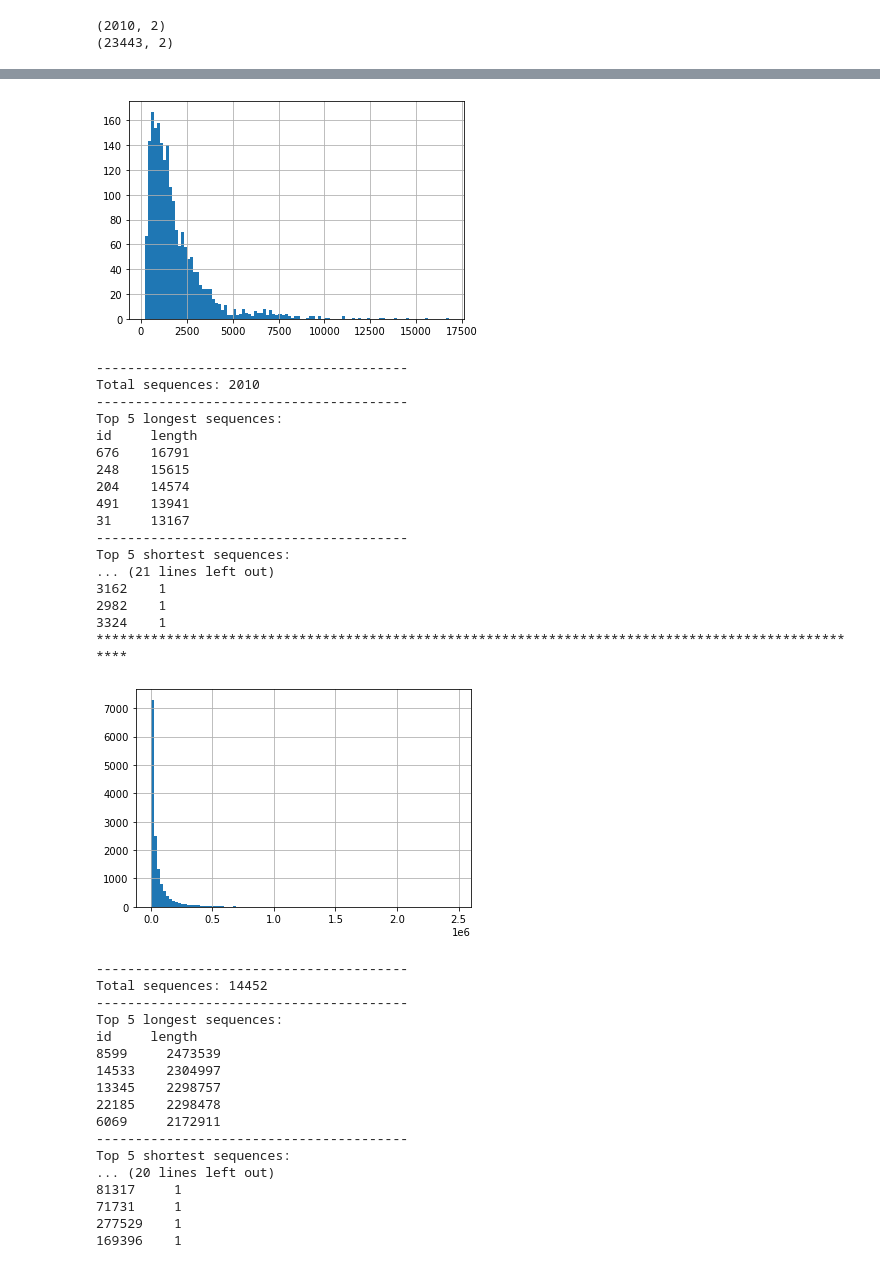
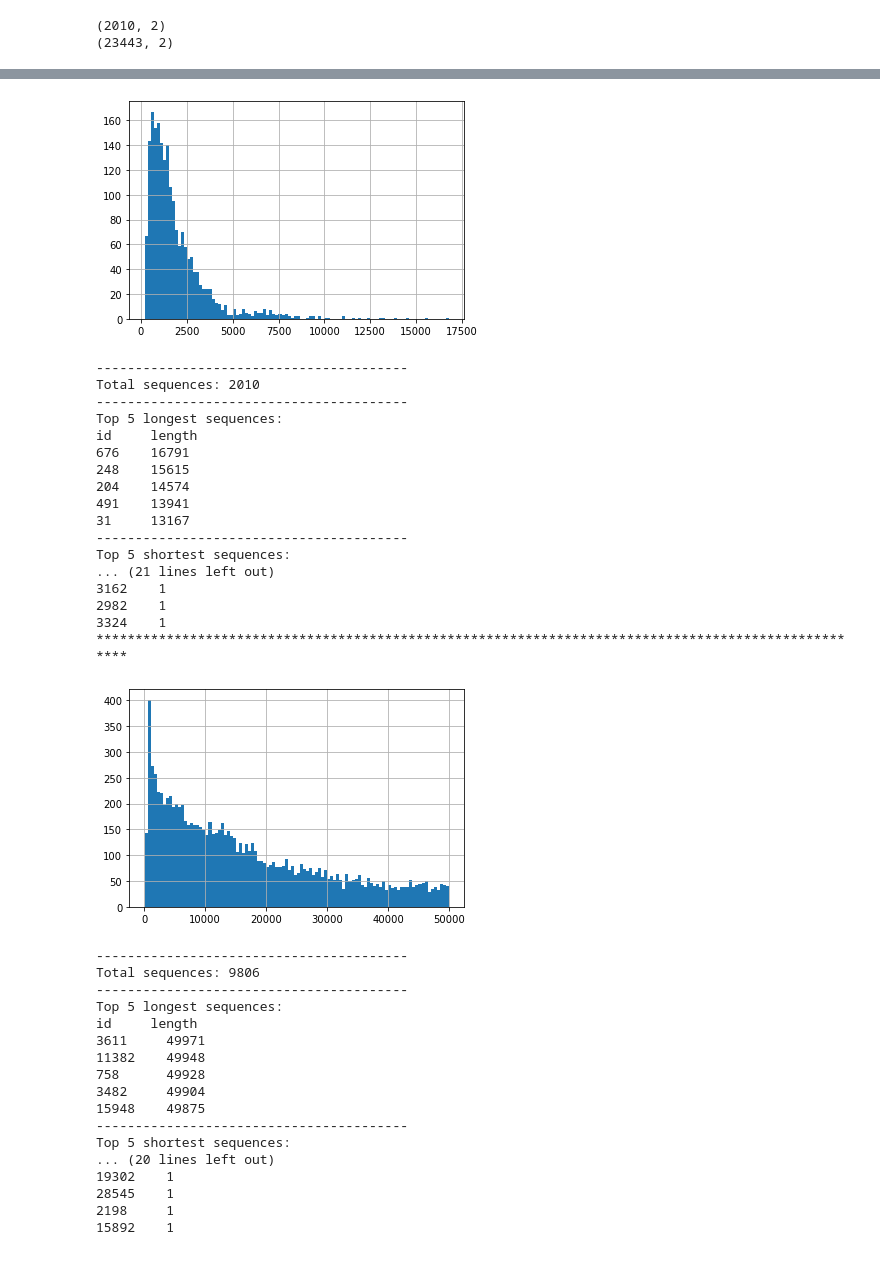
Before and after one commit to BioSystemsUM/propythia, a Jupyter notebook: src/propythia/DNA/essential_genes/DeepHE_stats.ipynb, the cells around one changed output, grey strips where cells are left out. Drawn from its saved outputs; the diff is of its cells as text; code cells hidden in the pictures.

```diff
--- a/src/propythia/DNA/essential_genes/DeepHE_stats.ipynb
+++ b/src/propythia/DNA/essential_genes/DeepHE_stats.ipynb
@@ -45,10 +45,10 @@ def stats(dataset):
     print("length  count")
     print(dataset["length"].value_counts().nsmallest(5).to_string())
 # %%
-positive = pd.read_csv("datasets/essential_genes/positive.csv")
+positive = pd.read_csv("../datasets/essential_genes/positive.csv")
 print(positive.shape)
 
-negative = pd.read_csv("datasets/essential_genes/negative_unique.csv")
+negative = pd.read_csv("../datasets/essential_genes/negative_unique.csv")
 print(negative.shape)
 # %% [output]
 (2010, 2)
@@ -70,13 +70,15 @@ def read_fasta(filename):
     print(len(d), "keys", len(d.values()), "seqs", len(set(d.values())), "unique")
     return d
 
-d = read_fasta("datasets/essential_genes/mart_export_unspliced.fa")
+d = read_fasta("../datasets/essential_genes/mart_export_unspliced.fa")
 
 # replace negatives sequences with sequence from the dict
+old_seq = negative["sequence"].values
 negative["sequence"] = negative["id"].apply(lambda x: d[x])
 
 # remove rows with repeating sequences
 negative = negative.drop_duplicates(subset=["sequence"])
+print(negative.shape)
 # %% [output]
 23443 14574 unique negative ids
 22824 keys 22824 seqs 22059 unique
@@ -82,0 +87,7 @@ negative = negative.drop_duplicates(subset=["sequence"])
+# %%
+# remove sequences with letters different from A, C, G, T
+negative = negative[negative["sequence"].str.contains("^[ACGT]+$")]
+positive = positive[positive["sequence"].str.contains("^[ACGT]+$")]
+
+print(negative.shape)
+print(positive.shape)
@@ -128,49 +142,49 @@ Top 5 shortest sequences:
 # %%
 # remove seequnces with length less than 50
 positive = positive[positive["length"] >= 50]
 negative = negative[negative["length"] >= 50]
 
-# remove sequences with length bigger than 20000
-positive = positive[positive["length"] < 20000]
-# negative = negative[negative["length"] < 20000]
+folder = "essential_genes_50k"
+positive = positive[positive["length"] < 50000]
+negative = negative[negative["length"] < 50000]
 
 stats(positive)
 print("*" * 100)
 stats(negative)
 # %% [output]
 [figure]
 ----------------------------------------
 Total sequences: 2010
 ----------------------------------------
 Top 5 longest sequences:
 id     length
 676    16791
 248    15615
 204    14574
 491    13941
 31     13167
 ----------------------------------------
 Top 5 shortest sequences:
 ... (21 lines left out)
 3162    1
 2982    1
 3324    1
 ****************************************************************************************************
-[figure, old version]
+[figure, new version]
 ----------------------------------------
-Total sequences: 14452
+Total sequences: 9806
 ----------------------------------------
 Top 5 longest sequences:
 id     length
-8599     2473539
-14533    2304997
-13345    2298757
-22185    2298478
-6069     2172911
+3611     49971
+11382    49948
+758      49928
+3482     49904
+15948    49875
 ----------------------------------------
 Top 5 shortest sequences:
 ... (20 lines left out)
-81317     1
-71731     1
-277529    1
-169396    1
+19302    1
+28545    1
+2198     1
+15892    1
```
Also changed, not shown: parts of 8 cells of this notebook, 7 other files.
